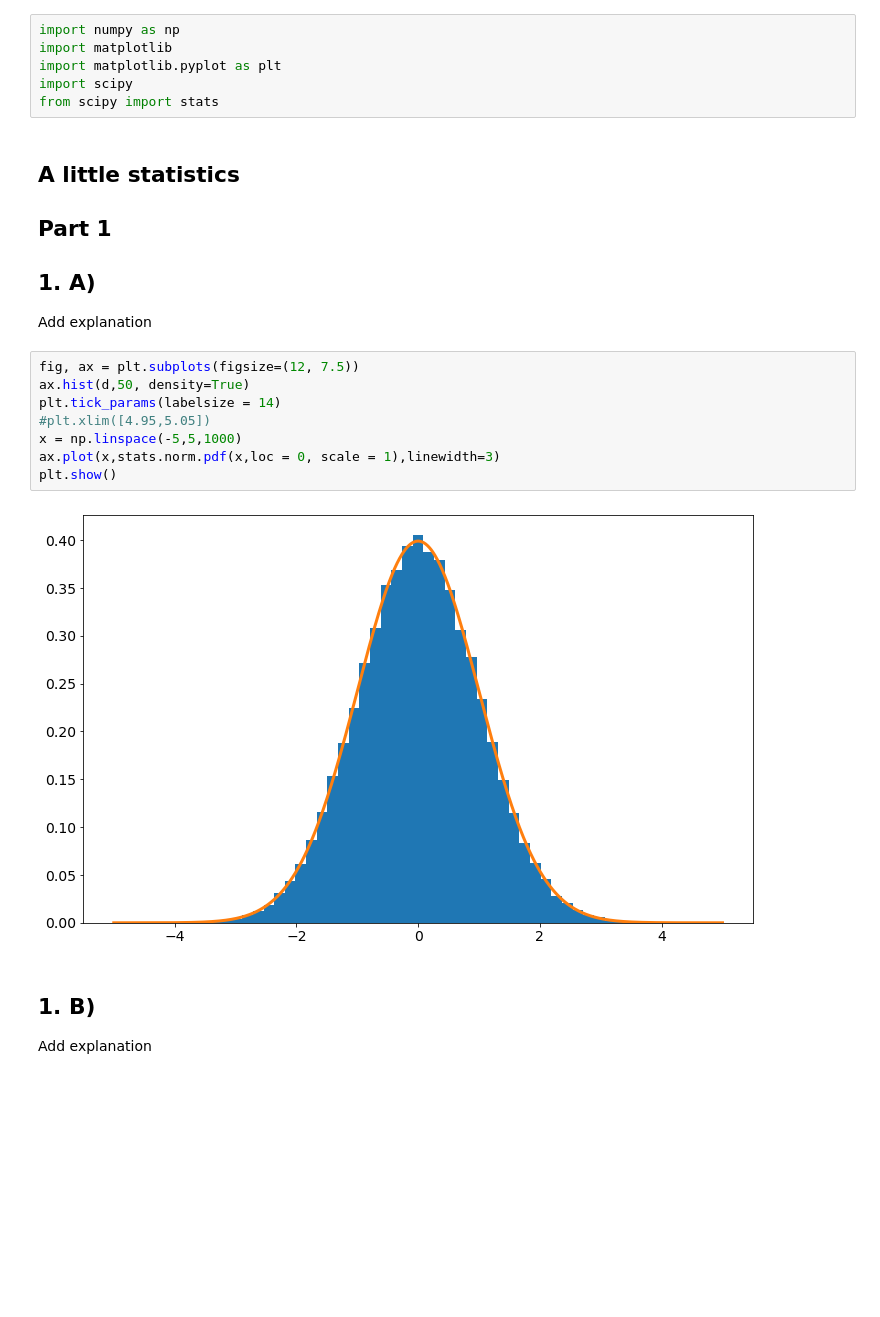
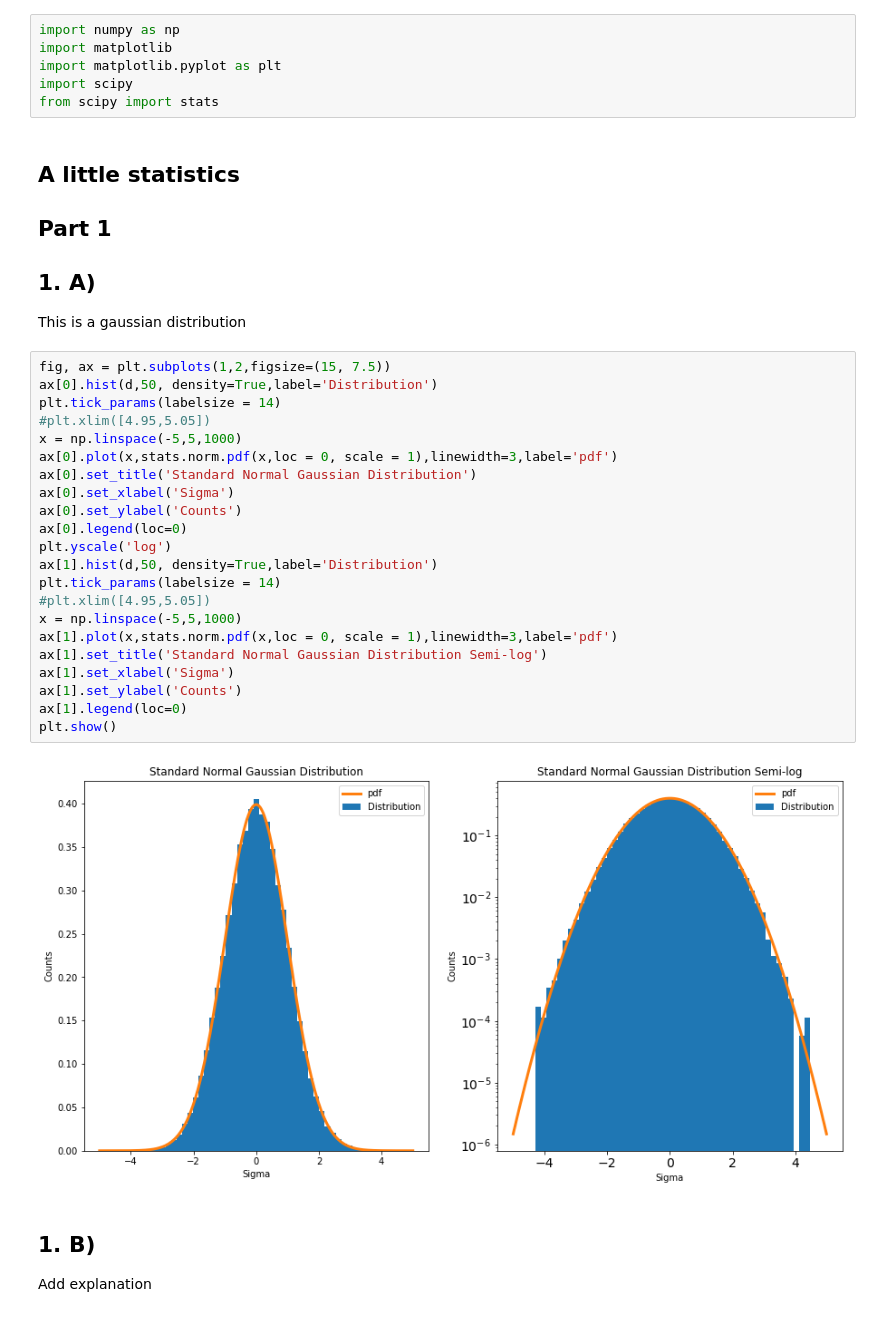
Before and after one commit to maria8ch/Phys434_BigData, a Jupyter notebook: lab1_Berres.ipynb, the cells around one changed output. Cells and saved outputs as stored; diff of their text form; blank space fills up the shorter version.

```diff
--- a/lab1_Berres.ipynb
+++ b/lab1_Berres.ipynb
@@ -17,17 +17,31 @@ from scipy import stats
 ## A little statistics
 ## Part 1
 ## 1. A)
-Add explanation
+This is a gaussian distribution
 # %%
-fig, ax = plt.subplots(figsize=(12, 7.5))
-ax.hist(d,50, density=True)
+fig, ax = plt.subplots(1,2,figsize=(15, 7.5))
+ax[0].hist(d,50, density=True,label='Distribution')
 plt.tick_params(labelsize = 14)
 #plt.xlim([4.95,5.05])
 x = np.linspace(-5,5,1000)
-ax.plot(x,stats.norm.pdf(x,loc = 0, scale = 1),linewidth=3)
+ax[0].plot(x,stats.norm.pdf(x,loc = 0, scale = 1),linewidth=3,label='pdf')
+ax[0].set_title('Standard Normal Gaussian Distribution')
+ax[0].set_xlabel('Sigma')
+ax[0].set_ylabel('Counts')
+ax[0].legend(loc=0)
+plt.yscale('log')
+ax[1].hist(d,50, density=True,label='Distribution')
+plt.tick_params(labelsize = 14)
+#plt.xlim([4.95,5.05])
+x = np.linspace(-5,5,1000)
+ax[1].plot(x,stats.norm.pdf(x,loc = 0, scale = 1),linewidth=3,label='pdf')
+ax[1].set_title('Standard Normal Gaussian Distribution Semi-log')
+ax[1].set_xlabel('Sigma')
+ax[1].set_ylabel('Counts')
+ax[1].legend(loc=0)
 plt.show()
 # %% [output]
-[figure, old version]
+[figure, new version]
 # %% [markdown]
 ## 1. B)
 Add explanation
```
Also changed, not shown: parts of 10 cells of this notebook.
